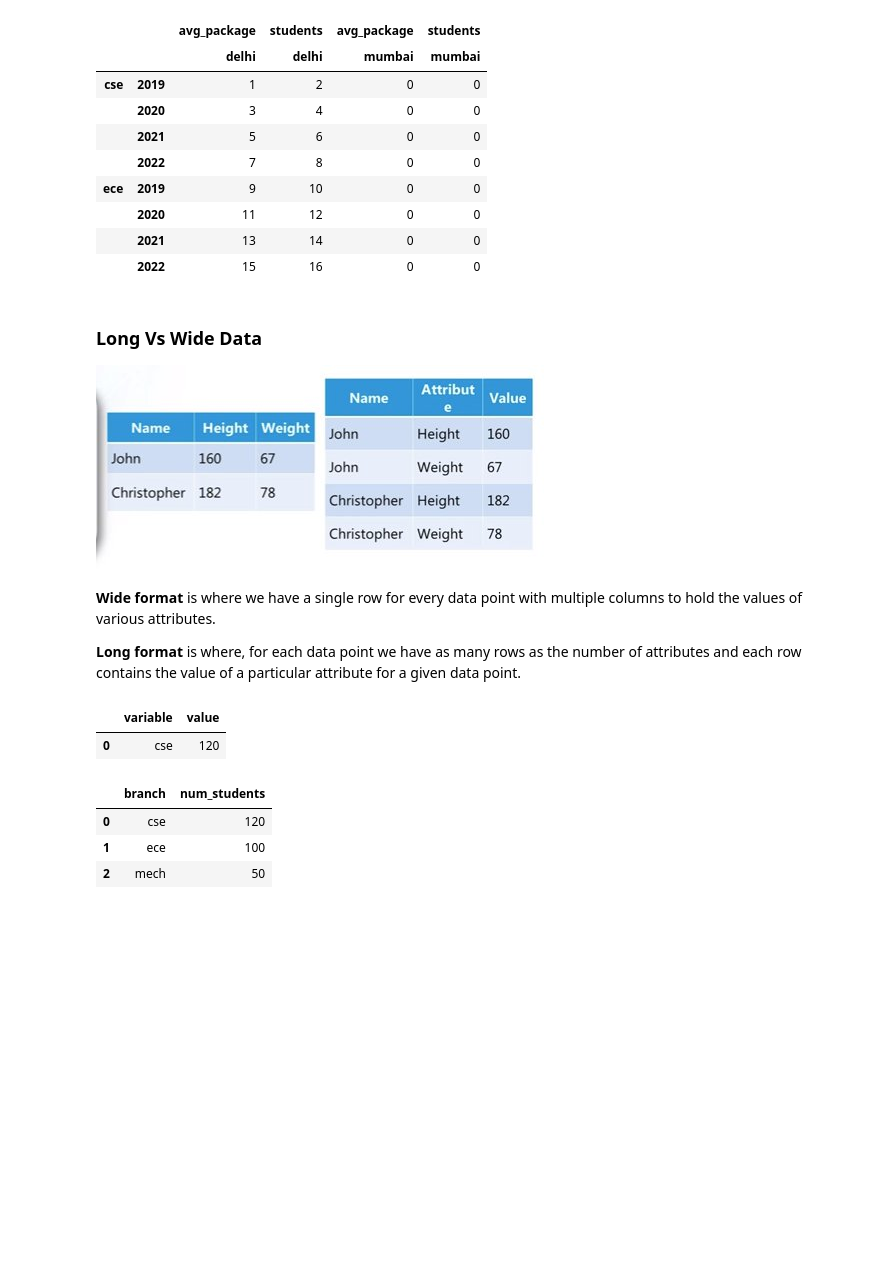
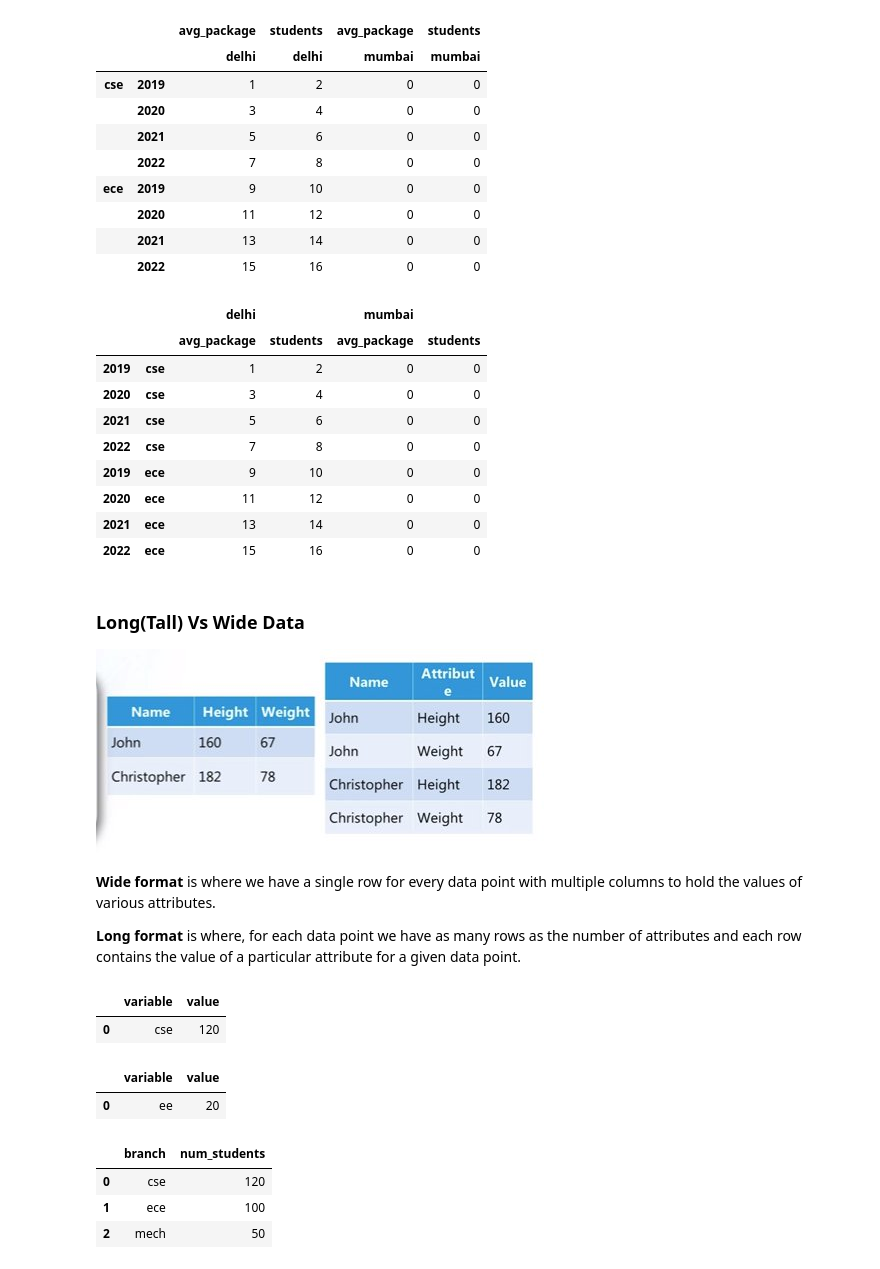
Before and after one commit to nadim-altaf/data-science-mentorship-campusx, a Jupyter notebook: Pandas/session_21_multiindex_objects.ipynb, the cells around one changed output. Saved outputs shown, nothing was run; the diff lists cells and outputs as text; code cells hidden in the pictures; blank space fills up the shorter version.

```diff
--- a/Pandas/session_21_multiindex_objects.ipynb
+++ b/Pandas/session_21_multiindex_objects.ipynb
@@ -466,8 +524,21 @@ branch_df3.swaplevel(axis=1)
 |  | 2020 | 11 | 12 | 0 | 0 |
 |  | 2021 | 13 | 14 | 0 | 0 |
 |  | 2022 | 15 | 16 | 0 | 0 |
+# %%
+branch_df3.swaplevel(axis=0)
+# %% [output]
+|  |  | delhi |  | mumbai |  |
+|  |  | avg_package | students | avg_package | students |
+| 2019 | cse | 1 | 2 | 0 | 0 |
+| 2020 | cse | 3 | 4 | 0 | 0 |
+| 2021 | cse | 5 | 6 | 0 | 0 |
+| 2022 | cse | 7 | 8 | 0 | 0 |
+| 2019 | ece | 9 | 10 | 0 | 0 |
+| 2020 | ece | 11 | 12 | 0 | 0 |
+| 2021 | ece | 13 | 14 | 0 | 0 |
+| 2022 | ece | 15 | 16 | 0 | 0 |
 # %% [markdown]
-### Long Vs Wide Data
+### Long(Tall) Vs Wide Data
 ![image.png](embedded-picture-1)
 
 **Wide format** is where we have a single row for every data point with multiple columns to hold the values of various attributes.
@@ -480,6 +551,11 @@ pd.DataFrame({'cse':[120]}).melt()
 # %% [output]
 |  | variable | value |
 | 0 | cse | 120 |
+# %%
+pd.DataFrame({'ee':[20]}).melt()
+# %% [output]
+|  | variable | value |
+| 0 | ee | 20 |
 # %%
 # melt -> branch with year
 pd.DataFrame({'cse':[120],'ece':[100],'mech':[50]}).melt(var_name='branch',value_name='num_students')
```
Also changed, not shown: parts of 8 cells of this notebook, 2 other files.
